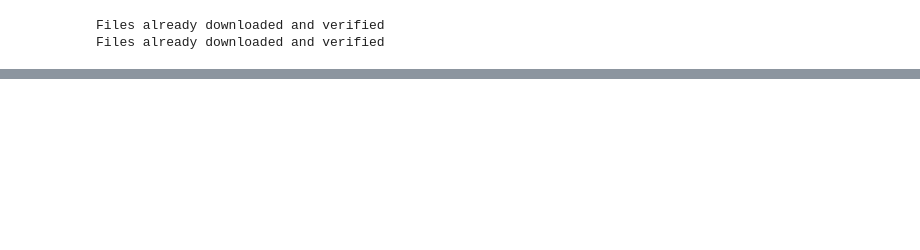
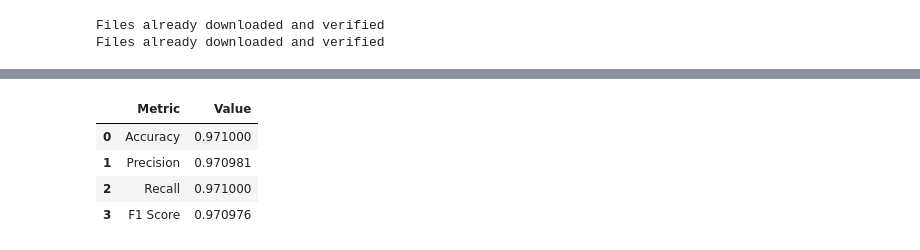
Before and after one commit to leadbreak/study, a Jupyter notebook: algorithm/04.SwinT/finetuning.ipynb, the cells around one changed output, grey strips where cells are left out. Drawn from its saved outputs; the diff is of its cells as text; code cells hidden in the pictures; blank space fills up the shorter version.

Commit message:
train swin

```diff
--- a/algorithm/04.SwinT/finetuning.ipynb
+++ b/algorithm/04.SwinT/finetuning.ipynb
@@ -60,8 +58,8 @@ test_loader = torch.utils.data.DataLoader(testset, batch_size=batch_size, shuffl
 Files already downloaded and verified
 Files already downloaded and verified
 # %%
-model1 = swin.SwinTransformer(img_size=224, num_classes=num_classes).to(device)
-model2 = swin.SwinTransformer(img_size=224)
+model1 = swin.SwinTransformer(img_size=224, num_classes=num_classes, drop_path_rate=0.1).to(device)
+model2 = swin.SwinTransformer(img_size=224, drop_path_rate=0.1)
 model2.load_state_dict(torch.load('../models/swin/model.pth', map_location=device))
 model2.classifier = nn.Linear(model2.classifier.in_features, num_classes)
 model2.to(device)
@@ -69,6 +67,14 @@ model3 = timm.create_model(model_name=model_name,
                           pretrained=False,
                           num_classes=num_classes).to(device)
 model4 = timm.create_model(model_name=model_name,
+                          pretrained=False,
+                          num_classes=100)
+
+model4.load_state_dict(torch.load('../models/swin/test_model.pth', map_location=device))
+model4.head.fc = nn.Linear(model4.head.fc.in_features, num_classes)
+model4.to(device)
+
+model5 = timm.create_model(model_name=model_name,
                           pretrained=True,
                           num_classes=num_classes).to(device)
 # %%
@@ -78,6 +84,7 @@ optimizer1 = optim.AdamW(model1.parameters(), lr=learning_rate, weight_decay=1e-
 optimizer2 = optim.AdamW(model2.parameters(), lr=learning_rate, weight_decay=1e-8)
 optimizer3 = optim.AdamW(model3.parameters(), lr=learning_rate, weight_decay=1e-8)
 optimizer4 = optim.AdamW(model4.parameters(), lr=learning_rate, weight_decay=1e-8)
+optimizer5 = optim.AdamW(model5.parameters(), lr=learning_rate, weight_decay=1e-8)
 # %%
 training_time = 0
 losses = []
@@ -379,0 +519,39 @@ display(performance_metrics)
+# %%
+# 예측 수행 및 레이블 저장
+all_preds = []
+all_labels = []
+with torch.no_grad():
+    for images, labels in test_loader:
+        images, labels = images.to(device), labels.to(device)
+        outputs = model5(images)
+        _, predicted = torch.max(outputs, 1)
+        all_preds.extend(predicted.cpu().numpy())
+        all_labels.extend(labels.cpu().numpy())
+
+# 혼동 행렬 생성
+cm = confusion_matrix(all_labels, all_preds)
+
+# 예측과 실제 레이블
+y_true = all_labels  # 실제 레이블
+y_pred = all_preds  # 모델에 의해 예측된 레이블
+
+# 전체 데이터셋에 대한 정확도
+accuracy = accuracy_score(y_true, y_pred)
+
+# 평균 정밀도, 리콜, F1-Score ('weighted')
+precision, recall, f1_score, _ = precision_recall_fscore_support(y_true, y_pred, average='weighted')
+
+# 판다스 데이터프레임으로 결과 정리
+performance_metrics = pd.DataFrame({
+    'Metric': ['Accuracy', 'Precision', 'Recall', 'F1 Score'],
+    'Value': [accuracy, precision, recall, f1_score]
+})
+
+# 데이터프레임 출력
+display(performance_metrics)
+# %% [output]
+|  | Metric | Value |
+| 0 | Accuracy | 0.971000 |
+| 1 | Precision | 0.970981 |
+| 2 | Recall | 0.971000 |
+| 3 | F1 Score | 0.970976 |
```
Also changed, not shown: parts of 9 cells of this notebook, 4 other files.
